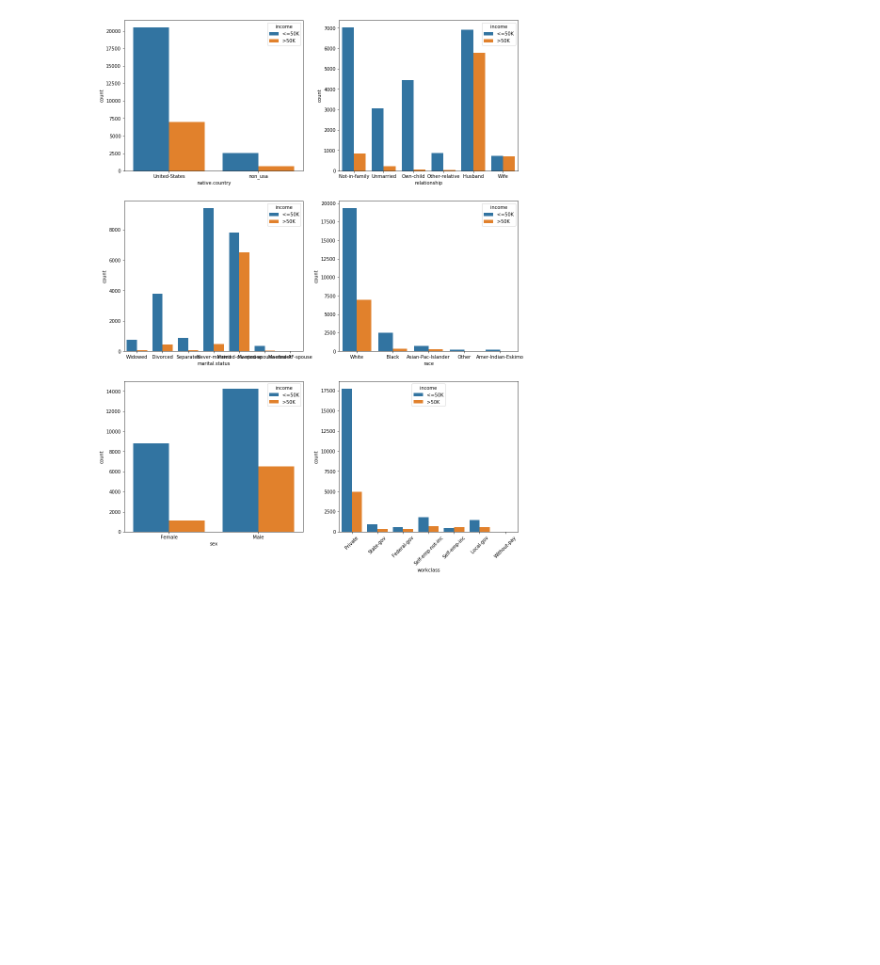
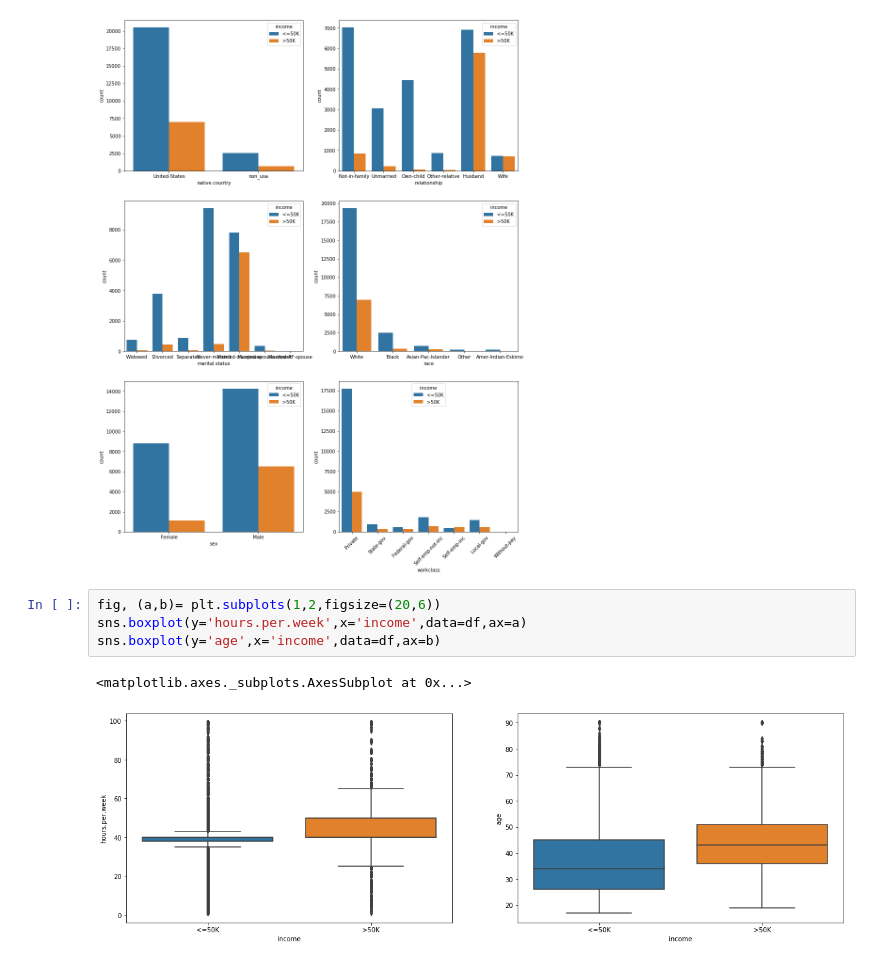
Before and after one commit to chibz3/finding_donors, a Jupyter notebook: workbook 4.ipynb, the cells around one changed output. Saved outputs shown, nothing was run; the diff lists cells and outputs as text; blank space fills up the shorter version.

Commit message:
add wkb4 add visuals 2

```diff
--- a/workbook 4.ipynb
+++ b/workbook 4.ipynb
@@ -159,3 +159,10 @@ sns.countplot(df['native.country'],hue=df['income'],ax=a)
 # %% [output]
 <matplotlib.axes._subplots.AxesSubplot at 0x...>
 [figure]
+# %%
+fig, (a,b)= plt.subplots(1,2,figsize=(20,6))
+sns.boxplot(y='hours.per.week',x='income',data=df,ax=a)
+sns.boxplot(y='age',x='income',data=df,ax=b)
+# %% [output]
+<matplotlib.axes._subplots.AxesSubplot at 0x...>
+[figure, added]
```
